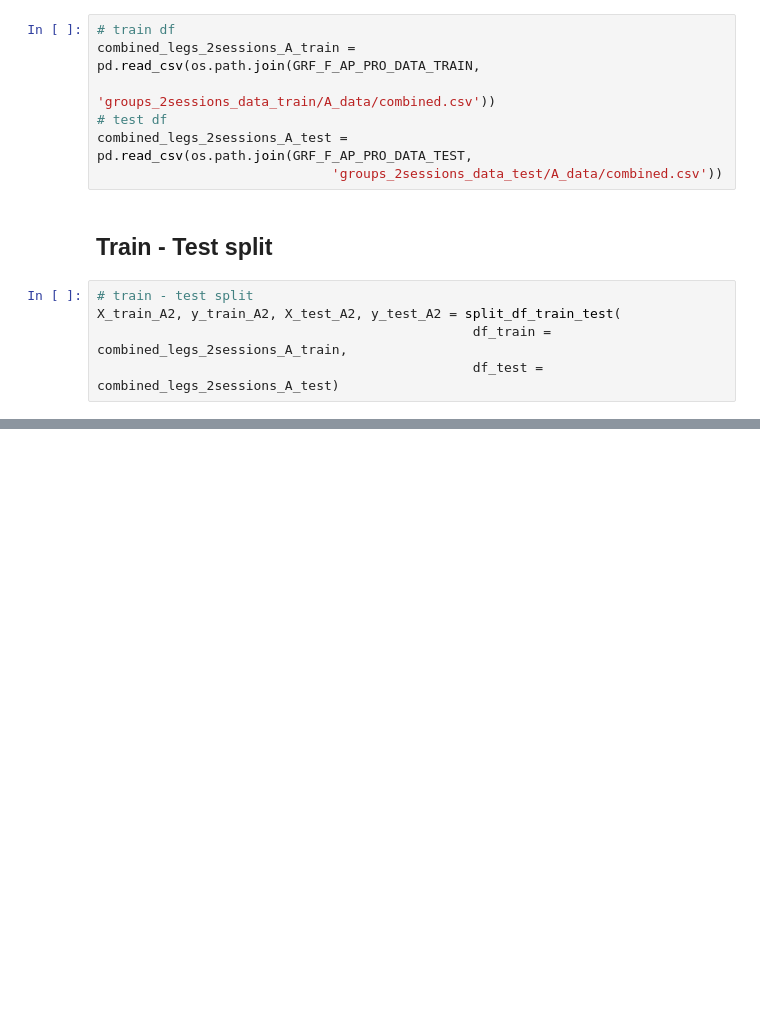
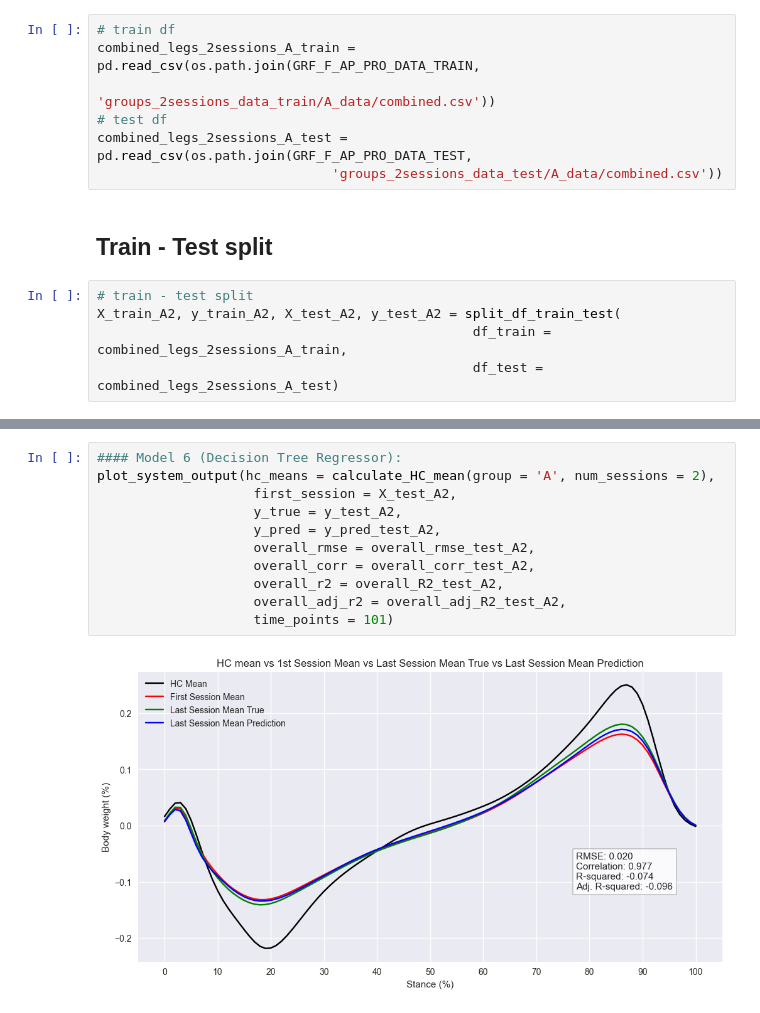
Before and after one commit to bernatsort/Therapy-Progress-Gait-Prediction, a Jupyter notebook: DecisionTrees_models.ipynb, the cells around one changed output, grey strips where cells are left out. Drawn from its saved outputs; the diff is of its cells as text; blank space fills up the shorter version.

```diff
--- a/DecisionTrees_models.ipynb
+++ b/DecisionTrees_models.ipynb
@@ -72,0 +734,13 @@ X_train_A2, y_train_A2, X_test_A2, y_test_A2 = split_df_train_test(
+# %%
+#### Model 6 (Decision Tree Regressor):
+plot_system_output(hc_means = calculate_HC_mean(group = 'A', num_sessions = 2),
+                    first_session = X_test_A2,
+                    y_true = y_test_A2,
+                    y_pred = y_pred_test_A2,
+                    overall_rmse = overall_rmse_test_A2,
+                    overall_corr = overall_corr_test_A2,
+                    overall_r2 = overall_R2_test_A2,
+                    overall_adj_r2 = overall_adj_R2_test_A2,
+                    time_points = 101)
+# %% [output]
+[figure, added]
```
Also changed, not shown: parts of 15 cells of this notebook.
